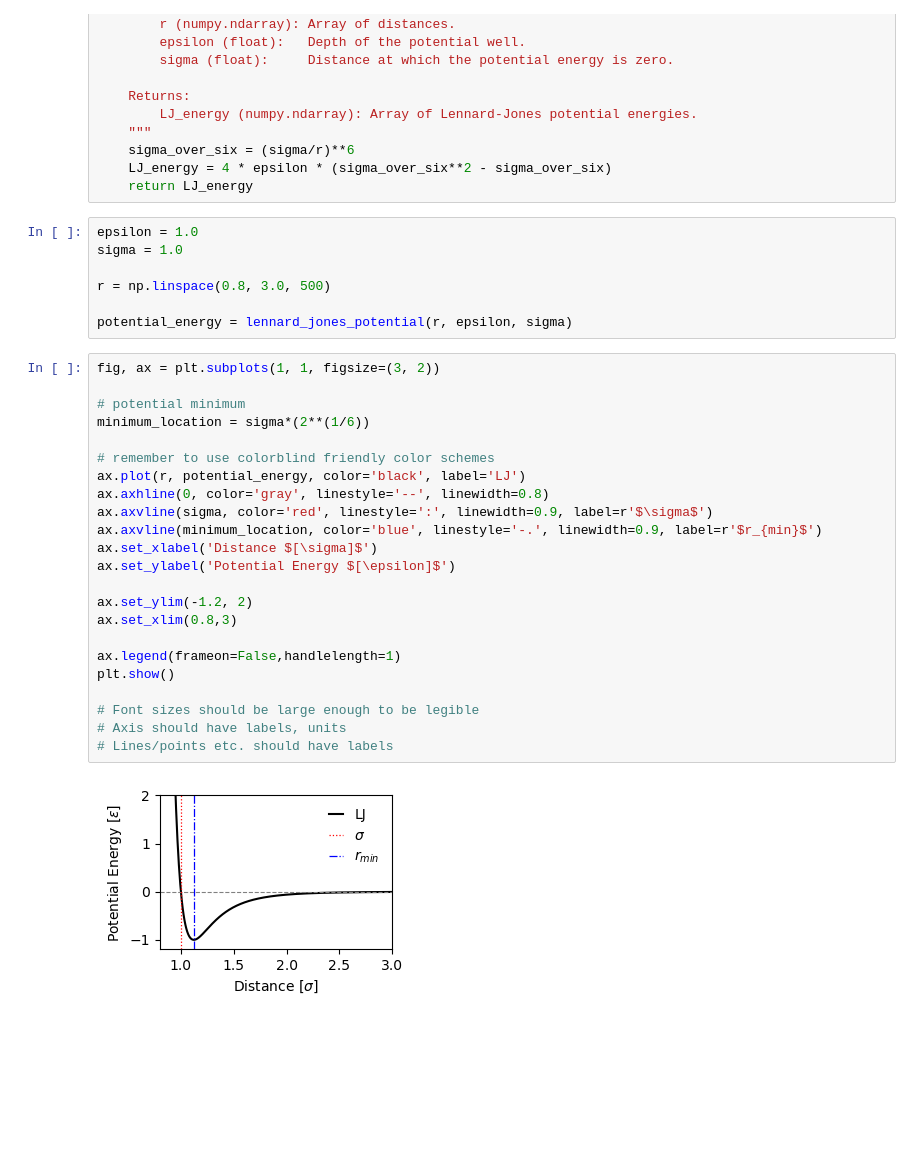
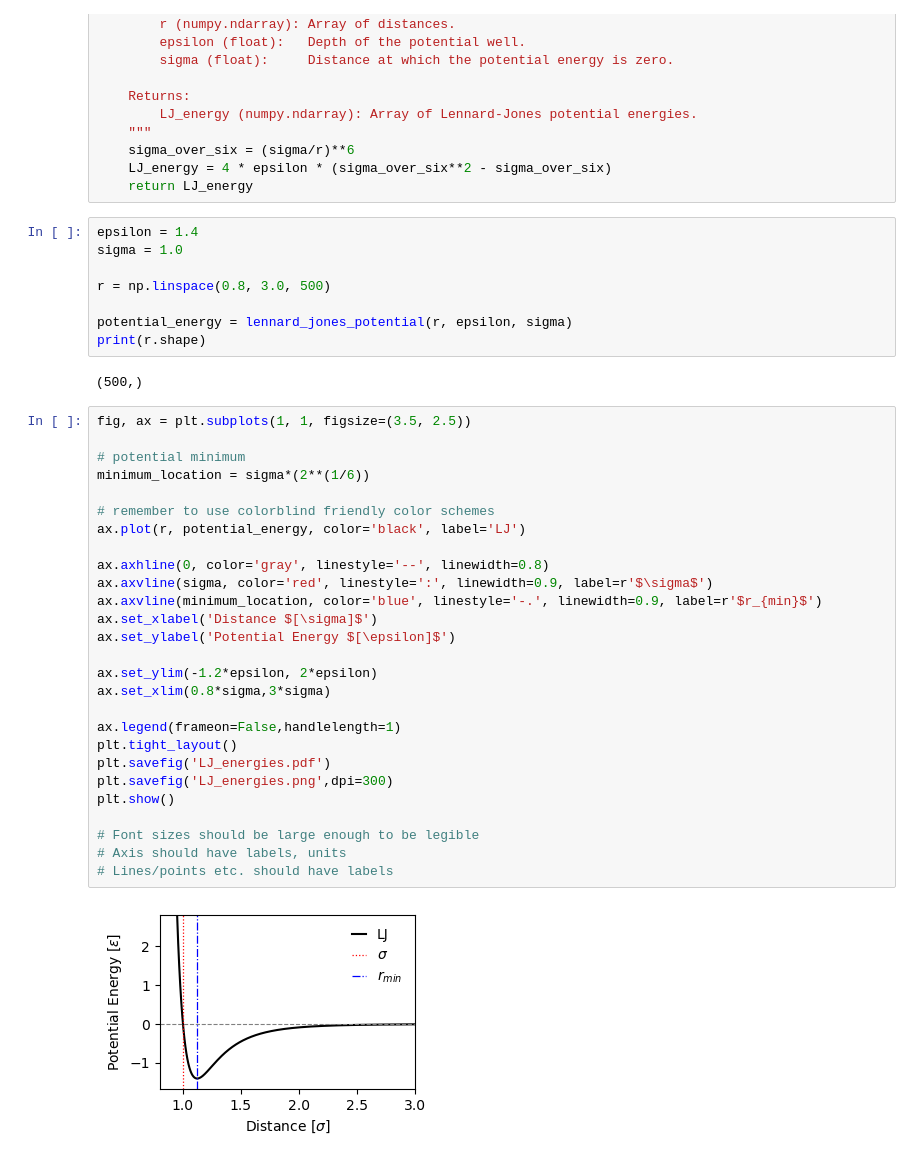
Before and after one commit to stattlab/MSE485-jupyter-notebooks, a Jupyter notebook: 00-plotting-LJ-example/00-plotting-LJ-example.ipynb, the cells around one changed output. Cells and saved outputs as stored; diff of their text form; blank space fills up the shorter version.

```diff
--- a/00-plotting-LJ-example/00-plotting-LJ-example.ipynb
+++ b/00-plotting-LJ-example/00-plotting-LJ-example.ipynb
@@ -21,34 +21,41 @@ def lennard_jones_potential(r, epsilon, sigma):
     LJ_energy = 4 * epsilon * (sigma_over_six**2 - sigma_over_six)
     return LJ_energy
 # %%
-epsilon = 1.0
+epsilon = 1.4
 sigma = 1.0
 
 r = np.linspace(0.8, 3.0, 500)
 
 potential_energy = lennard_jones_potential(r, epsilon, sigma)
+print(r.shape)
+# %% [output]
+(500,)
 # %%
-fig, ax = plt.subplots(1, 1, figsize=(3, 2))
+fig, ax = plt.subplots(1, 1, figsize=(3.5, 2.5))
 
 # potential minimum
 minimum_location = sigma*(2**(1/6))
 
 # remember to use colorblind friendly color schemes
 ax.plot(r, potential_energy, color='black', label='LJ')
+
 ax.axhline(0, color='gray', linestyle='--', linewidth=0.8)
 ax.axvline(sigma, color='red', linestyle=':', linewidth=0.9, label=r'$\sigma$')
 ax.axvline(minimum_location, color='blue', linestyle='-.', linewidth=0.9, label=r'$r_{min}$')
 ax.set_xlabel('Distance $[\sigma]$')
 ax.set_ylabel('Potential Energy $[\epsilon]$')
 
-ax.set_ylim(-1.2, 2)
-ax.set_xlim(0.8,3)
+ax.set_ylim(-1.2*epsilon, 2*epsilon)
+ax.set_xlim(0.8*sigma,3*sigma)
 
 ax.legend(frameon=False,handlelength=1)
+plt.tight_layout()
+plt.savefig('LJ_energies.pdf')
+plt.savefig('LJ_energies.png',dpi=300)
 plt.show()
 
 # Font sizes should be large enough to be legible
 # Axis should have labels, units
 # Lines/points etc. should have labels
 # %% [output]
-[figure, old version]
+[figure, new version]
```
Also changed, not shown: 3 other files.
